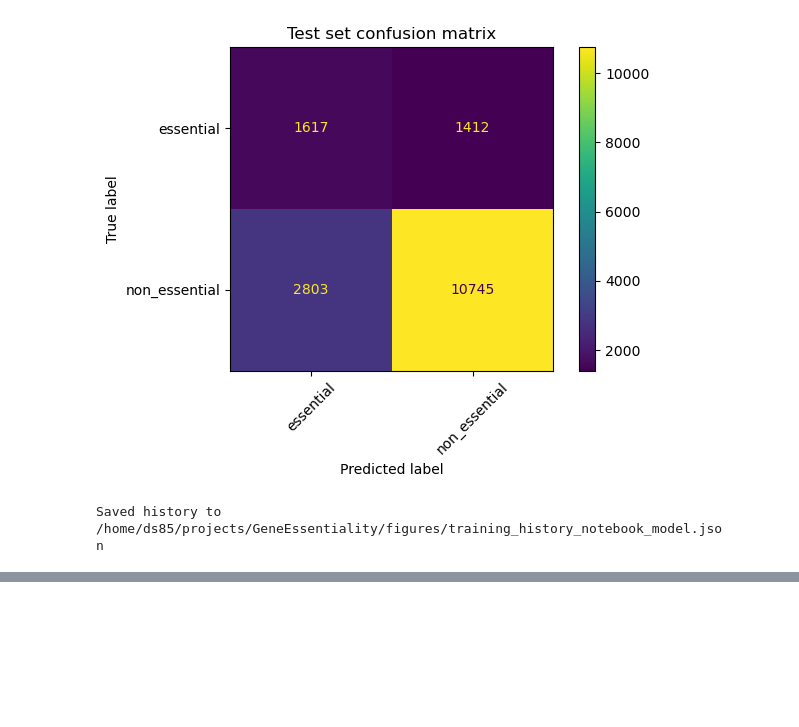
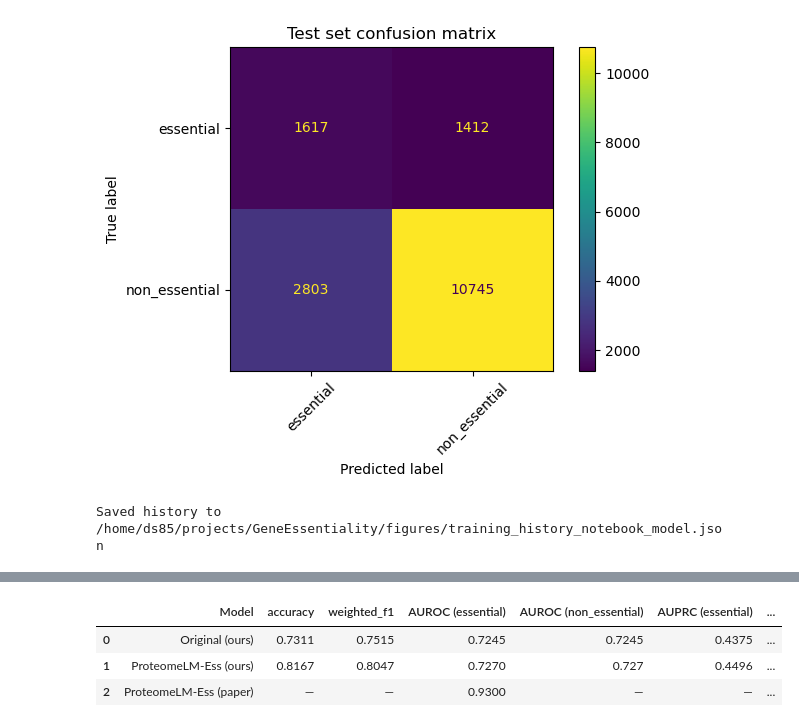
Before and after one commit to dylan33smith/GeneEssentiality, a Jupyter notebook: model.ipynb, the cells around one changed output, grey strips where cells are left out. Cells and saved outputs as stored; diff of their text form; code cells hidden in the pictures; blank space fills up the shorter version.

```diff
--- a/model.ipynb
+++ b/model.ipynb
@@ -295,8 +303,9 @@ for run_idx, (lr_run, drop_run, wd_run, hidden_dims_run, bs_run, sched_pat_run,
         "best_val_auprc": best_auprc,
         "test_accuracy": test_m["accuracy"],
         "test_auprc_essential": test_m.get(auprc_key_sweep),
+        "test_auroc_essential": test_m.get(f"auroc_{class_names[0]}"),
     })
-    print(f"Run {run_idx + 1}/{len(sweep_grid)} lr={lr_run} drop={drop_run} hd={hidden_dims_run} bs={bs_run} cw={use_cw_run} -> val_auprc={best_auprc:.4f} test_auprc={test_m.get(auprc_key_sweep)}")
+    print(f"Run {run_idx + 1}/{len(sweep_grid)} lr={lr_run} drop={drop_run} hd={hidden_dims_run} bs={bs_run} cw={use_cw_run} -> val_auprc={best_auprc:.4f} test_auprc={test_m.get(auprc_key_sweep)} test_auroc={test_m.get(f'auroc_{class_names[0]}')}")
 
 df_sweep = pd.DataFrame(sweep_results)
 df_sweep = df_sweep.sort_values("best_val_auprc", ascending=False).reset_index(drop=True)
@@ -401,0 +525,11 @@ Saved history to /home/ds85/projects/GeneEssentiality/figures/training_history_n
+# %%
+# Load best Ess checkpoint and evaluate on test set
+model_ess.load_state_dict(torch.load(checkpoint_path_ess, map_location=device))
+test_logits_ess, test_labels_ess = collect_predictions(model_ess, test_loader_ess, device)
+test_metrics_ess = compute_metrics(
+    test_logits_ess, test_labels_ess, n_classes=n_classes_ess, class_names=class_names_ess
+)
+print(f"=== ProteomeLM-Ess test set (checkpoint: {checkpoint_path_ess.name}) ===")
+for k, v in sorted(test_metrics_ess.items()):
+    if isinstance(v, float):
+        print(f"  {k}: {v}")
@@ -401,0 +548,47 @@ Saved history to /home/ds85/projects/GeneEssentiality/figures/training_history_n
+# %%
+import pandas as pd
+
+def _metric(m: dict | None, key: str):
+    if m is None:
+        return "—"
+    v = m.get(key)
+    if v is None:
+        return "—"
+    return round(v, 4) if isinstance(v, float) else v
+
+rows = [
+    {
+        "Model": "Original (ours)",
+        "accuracy": _metric(test_metrics, "accuracy"),
+        "weighted_f1": _metric(test_metrics, "weighted_f1"),
+        "AUROC (essential)": _metric(test_metrics, f"auroc_{class_names[0]}"),
+        "AUROC (non_essential)": _metric(test_metrics, f"auroc_{class_names[1]}"),
+        "AUPRC (essential)": _metric(test_metrics, f"auprc_{class_names[0]}"),
+        "AUPRC (non_essential)": _metric(test_metrics, f"auprc_{class_names[1]}"),
+    },
+    {
+        "Model": "ProteomeLM-Ess (ours)",
+        "accuracy": _metric(test_metrics_ess, "accuracy"),
+        "weighted_f1": _metric(test_metrics_ess, "weighted_f1"),
+        "AUROC (essential)": _metric(test_metrics_ess, f"auroc_{class_names_ess[0]}"),
+        "AUROC (non_essential)": _metric(test_metrics_ess, f"auroc_{class_names_ess[1]}"),
+        "AUPRC (essential)": _metric(test_metrics_ess, f"auprc_{class_names_ess[0]}"),
+        "AUPRC (non_essential)": _metric(test_metrics_ess, f"auprc_{class_names_ess[1]}"),
+    },
+    {
+        "Model": "ProteomeLM-Ess (paper)",
+        "accuracy": "—",
+        "weighted_f1": "—",
+        "AUROC (essential)": 0.93,
+        "AUROC (non_essential)": "—",
+        "AUPRC (essential)": "—",
+        "AUPRC (non_essential)": "—",
+    },
+]
+df_compare = pd.DataFrame(rows)
+display(df_compare)
+# %% [output]
+|  | Model | accuracy | weighted_f1 | AUROC (essential) | AUROC (non_essential) | AUPRC (essential) | ... |
+| 0 | Original (ours) | 0.7311 | 0.7515 | 0.7245 | 0.7245 | 0.4375 | ... |
+| 1 | ProteomeLM-Ess (ours) | 0.8167 | 0.8047 | 0.7270 | 0.727 | 0.4496 | ... |
+| 2 | ProteomeLM-Ess (paper) | — | — | 0.9300 | — | — | ... |
```
Also changed, not shown: parts of 11 cells of this notebook, 10 other files.
